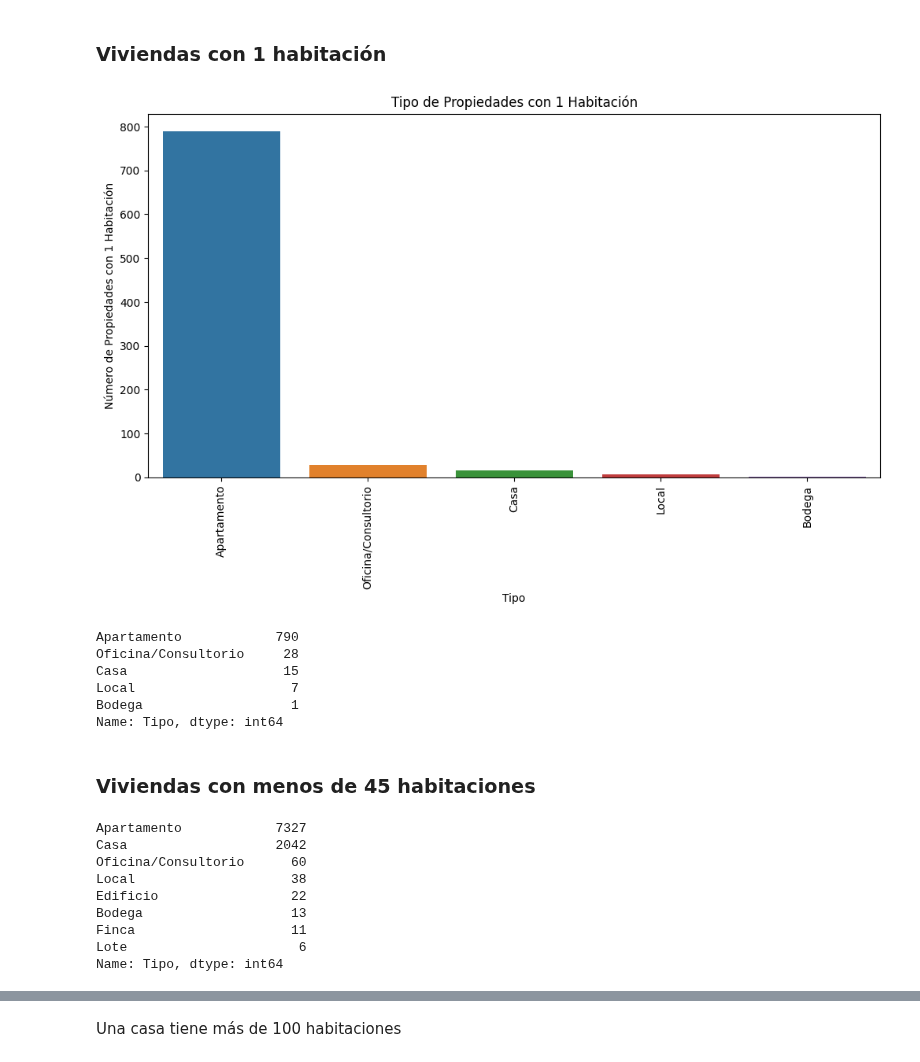
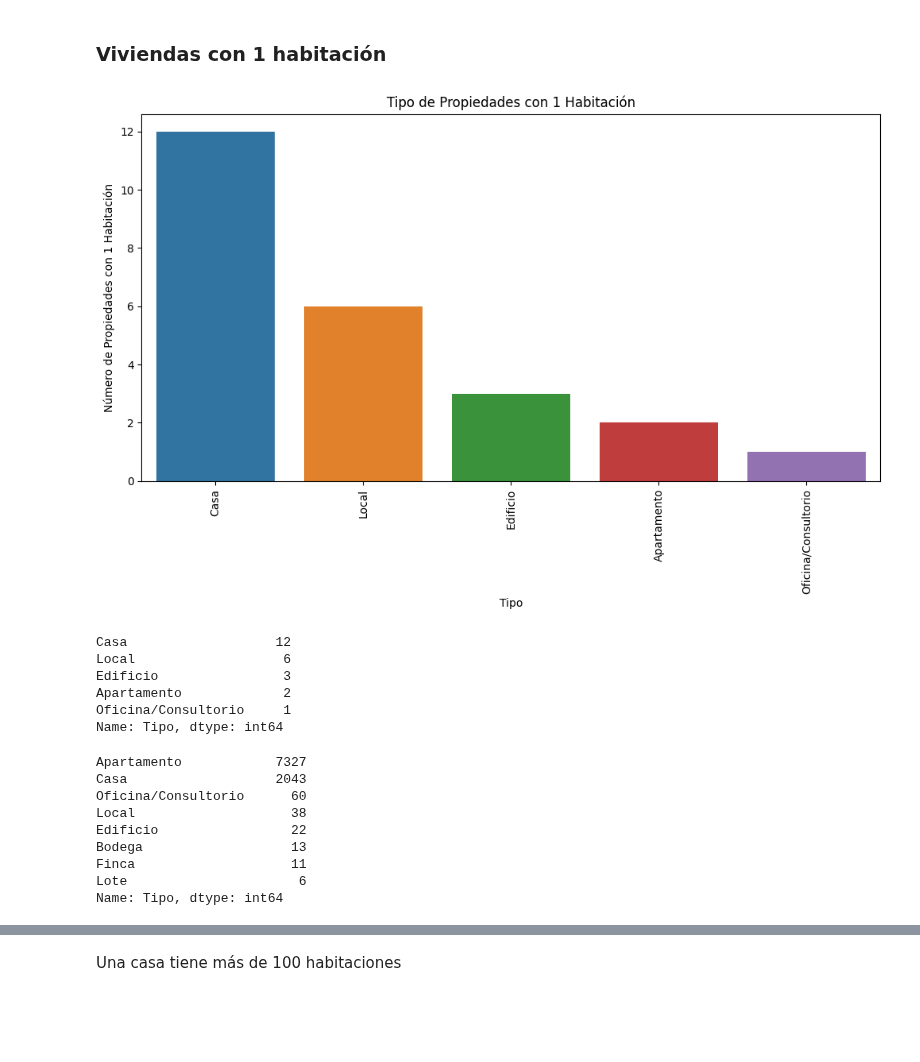
Before and after one commit to avanegasp/Proyecto_Final_Ucataluna, a Jupyter notebook: Proyecto_Final_UCataluña.ipynb, the cells around one changed output, grey strips where cells are left out. Drawn from its saved outputs; the diff is of its cells as text; code cells hidden in the pictures; blank space fills up the shorter version.

```diff
--- a/Proyecto_Final_UCataluña.ipynb
+++ b/Proyecto_Final_UCataluña.ipynb
@@ -80,37 +182,35 @@ max_habi
 # %% [markdown]
 ### Viviendas con 1 habitación
 # %%
-min_habi = viviendas.loc[viviendas['Habitaciones'] == 1]
+min_habi = viviendas.loc[viviendas['Habitaciones'] >= 15]
 conteo = min_habi['Tipo'].value_counts()
 
 # Crea un gráfico de barras
 plt.figure(figsize=(12, 6))  # Ajusta el tamaño de la figura si es necesario
 sns.barplot(x=conteo.index, y=conteo.values)
 plt.xlabel("Tipo")
 plt.ylabel("Número de Propiedades con 1 Habitación")
 plt.title("Tipo de Propiedades con 1 Habitación")
 plt.xticks(rotation=90)  # Rota las etiquetas del eje x para una mejor visualización
 plt.show()
 # %% [output]
-[figure, old version]
+[figure, new version]
 # %%
-habi = viviendas.loc[viviendas['Habitaciones'] == 1]
+habi = viviendas.loc[viviendas['Habitaciones'] >= 15]
 habi['Tipo'].value_counts()
 # %% [output]
-Apartamento            790
-Oficina/Consultorio     28
-Casa                    15
-Local                    7
-Bodega                   1
+Casa                   12
+Local                   6
+Edificio                3
+Apartamento             2
+Oficina/Consultorio     1
 Name: Tipo, dtype: int64
-# %% [markdown]
-### Viviendas con menos de 45 habitaciones
 # %%
-habi_box = viviendas.loc[viviendas['Habitaciones'] <= 45]
+habi_box = viviendas.loc[viviendas['Habitaciones'] <= 110]
 habi_box['Tipo'].value_counts()
 # %% [output]
 Apartamento            7327
-Casa                   2042
+Casa                   2043
 Oficina/Consultorio      60
 Local                    38
 Edificio                 22
```
Also changed, not shown: parts of 27 cells of this notebook.
